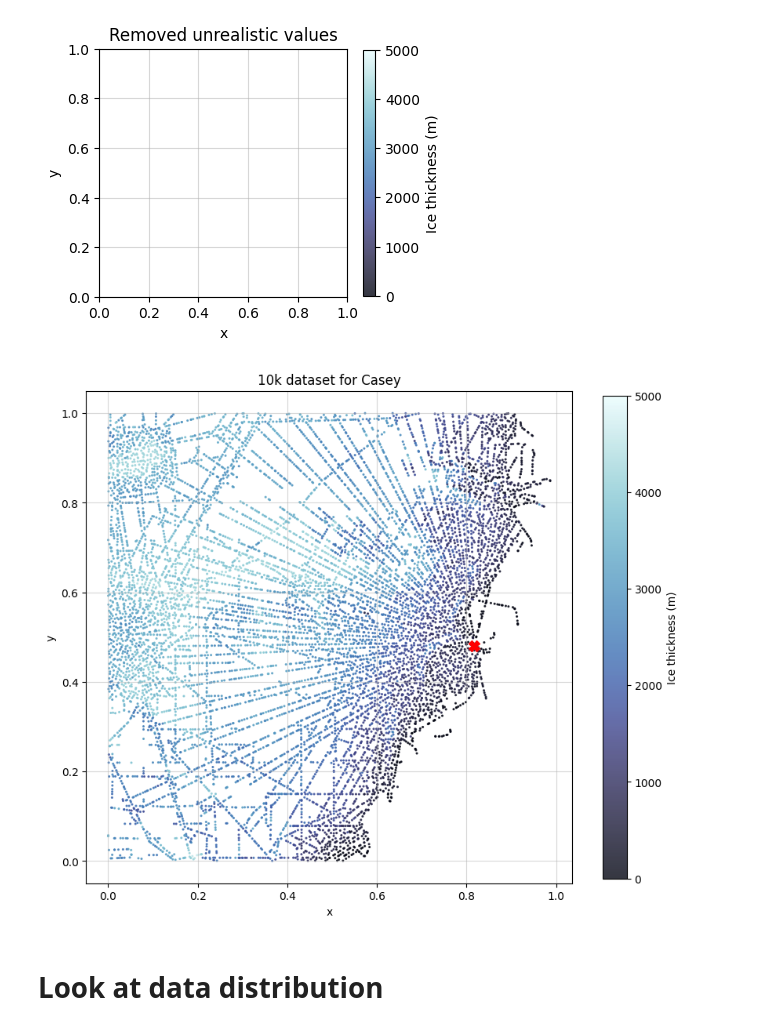
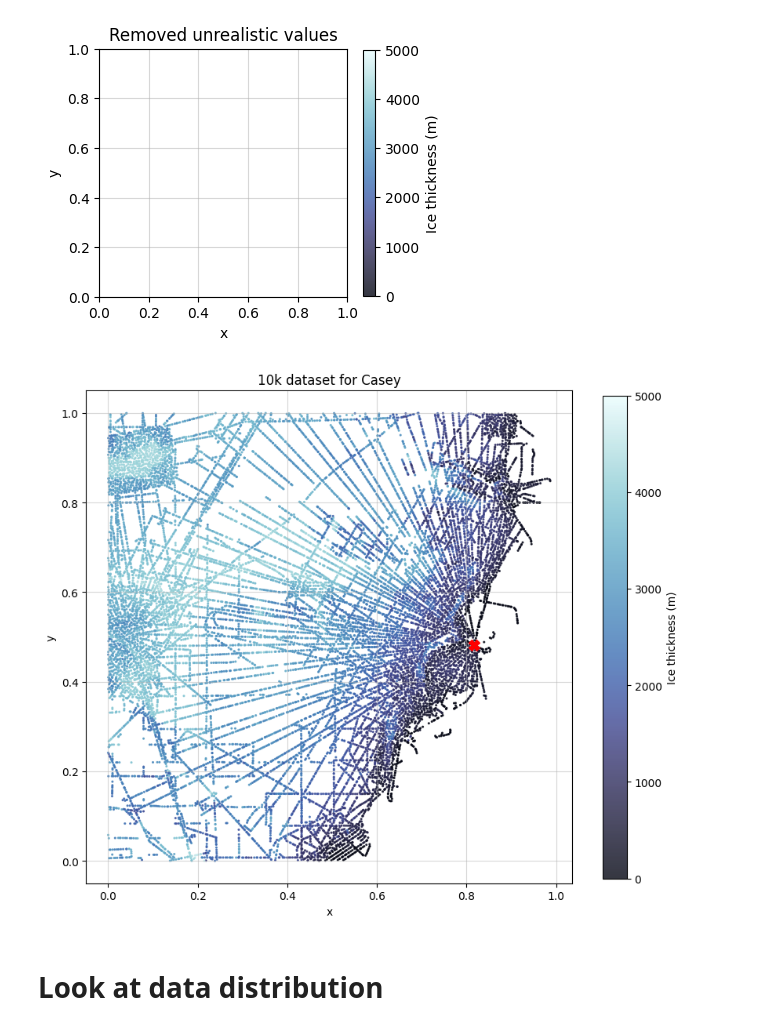
Before and after one commit to kimbente/BO4AIS, a Jupyter notebook: develop_bo.ipynb, the cells around one changed output. Cells and saved outputs as stored; diff of their text form; code cells hidden in the pictures.

```diff
--- a/develop_bo.ipynb
+++ b/develop_bo.ipynb
@@ -134,4 +134,8 @@ ice_ds_all, chosen_idx, (nx, ny) = one_per_cell_random_torch(
         ice, nx = GRID, ny = GRID, seed = 42)
 
 print("grid:", nx, "x", ny, "-> kept points:", ice_ds_all.shape[0], "of", ice.shape[0])
+
+GRID_large = 220
+ice_ds_all_plot, chosen_idx_plot, (nx_plot, ny_plot) = one_per_cell_random_torch(
+        ice, nx = GRID_large, ny = GRID_large, seed = 42)
 # %% [output]
@@ -147,5 +151,7 @@ print("Removed unrealistic values:", ice_ds_unrealistic.shape[0])
 # NOTE: On GPU: 386MiB
 ice_ds = ice_ds_all[~ mask].to(device)
 print("Remaining points:", ice_ds.shape[0])
+
+ice_ds_plot = ice_ds_all_plot.to(device)
 # %% [output]
 Removed unrealistic values: 0
@@ -183,42 +189,43 @@ plt.show()
 [figure]
 # %%
 fig, ax = plt.subplots(figsize = (10, 10))
-
-ice_ds_vis = ice_ds.detach().cpu()
+#
+# ice_ds_vis = ice_ds.detach().cpu()
+ice_ds_vis = ice_ds_plot.detach().cpu()
 
 sc = ax.scatter(
     ice_ds_vis[:, 0],
     ice_ds_vis[:, 1],
     c = ice_ds_vis[:, 2],
     s = 1.5,
     alpha = 0.8,
     cmap = cmocean.cm.ice,
     vmin = 0, vmax = 5000
 )
 
 # Mark skiway location with red X
 ax.plot(
     skiway_x_norm,
     skiway_y_norm,
     "rX",
     markersize = 10,
     label = "Casey skiway")
 
 ax.set_xlabel("x")
 ax.set_ylabel("y")
 
 ax.set_aspect('equal')
 # grid for orientation
 ax.grid(True, alpha = 0.5)
 
 # Add colorbar
 cbar = fig.colorbar(sc, ax = ax, shrink = 0.8)
 cbar.set_label("Ice thickness (m)")
 
 plt.title("10k dataset for Casey")
 plt.show()
 # %% [output]
-[figure, old version]
+[figure, new version]
 # %% [markdown]
 # Look at data distribution
 # %%
```
Also changed, not shown: parts of 15 cells of this notebook, 12 other files.
